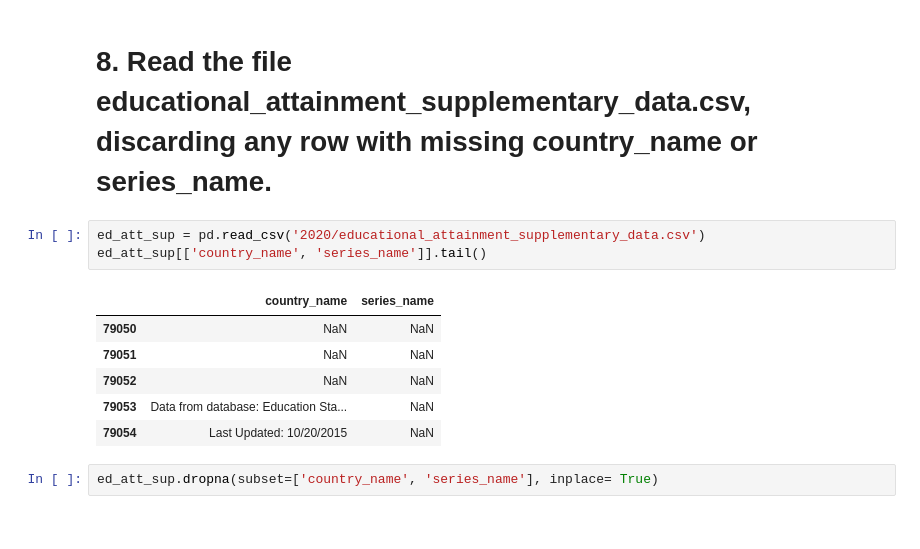
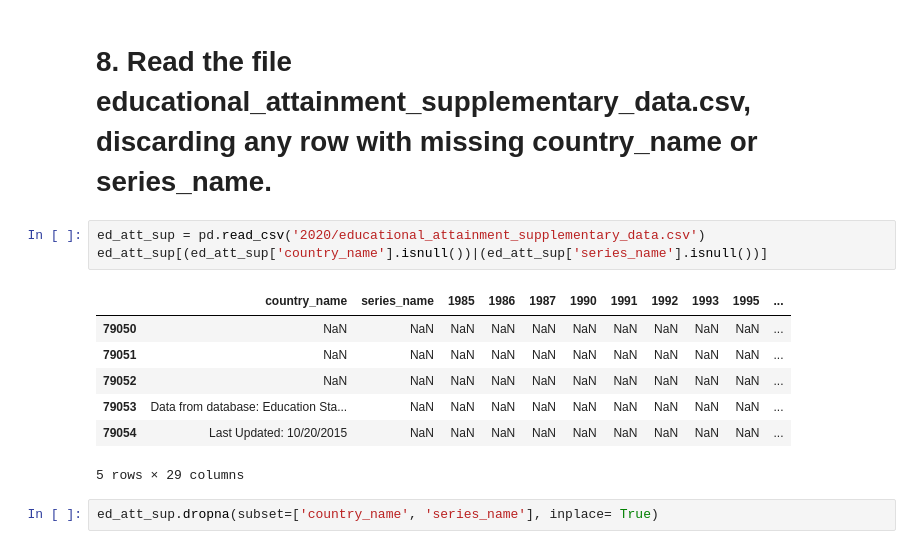
Before and after one commit to GabrieleStrano/Progetto-Computer-Science-gruppo-50, a Jupyter notebook: Progetto Finito Computer Science-mod.ipynb, the cells around one changed output. Drawn from its saved outputs; the diff is of its cells as text.

```diff
--- a/Progetto Finito Computer Science-mod.ipynb
+++ b/Progetto Finito Computer Science-mod.ipynb
@@ -424,13 +416,14 @@ unito.head()
 # 8. Read the file educational_attainment_supplementary_data.csv, discarding any row with missing country_name or series_name.
 # %%
 ed_att_sup = pd.read_csv('2020/educational_attainment_supplementary_data.csv')
-ed_att_sup[['country_name', 'series_name']].tail()
+ed_att_sup[(ed_att_sup['country_name'].isnull())|(ed_att_sup['series_name'].isnull())]
 # %% [output]
-|  | country_name | series_name |
-| 79050 | NaN | NaN |
-| 79051 | NaN | NaN |
-| 79052 | NaN | NaN |
-| 79053 | Data from database: Education Sta... | NaN |
-| 79054 | Last Updated: 10/20/2015 | NaN |
+|  | country_name | series_name | 1985 | 1986 | 1987 | 1990 | 1991 | 1992 | 1993 | 1995 | ... |
+| 79050 | NaN | NaN | NaN | NaN | NaN | NaN | NaN | NaN | NaN | NaN | ... |
+| 79051 | NaN | NaN | NaN | NaN | NaN | NaN | NaN | NaN | NaN | NaN | ... |
+| 79052 | NaN | NaN | NaN | NaN | NaN | NaN | NaN | NaN | NaN | NaN | ... |
+| 79053 | Data from database: Education Sta... | NaN | NaN | NaN | NaN | NaN | NaN | NaN | NaN | NaN | ... |
+| 79054 | Last Updated: 10/20/2015 | NaN | NaN | NaN | NaN | NaN | NaN | NaN | NaN | NaN | ... |
+5 rows × 29 columns
 # %%
 ed_att_sup.dropna(subset=['country_name', 'series_name'], inplace= True)
```
Also changed, not shown: parts of 7 cells of this notebook.
